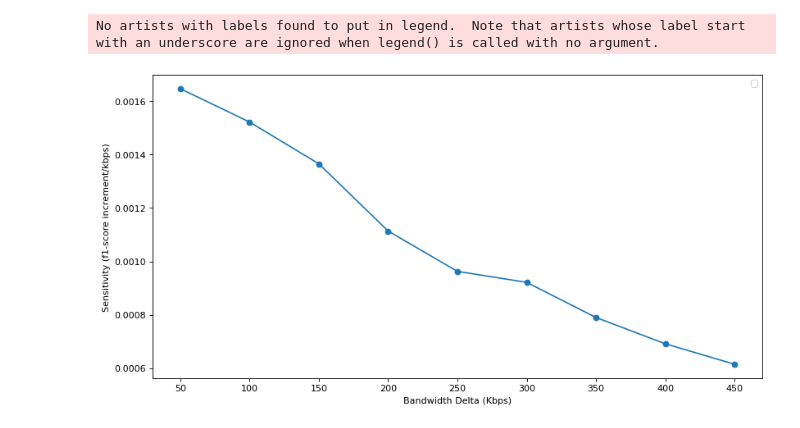
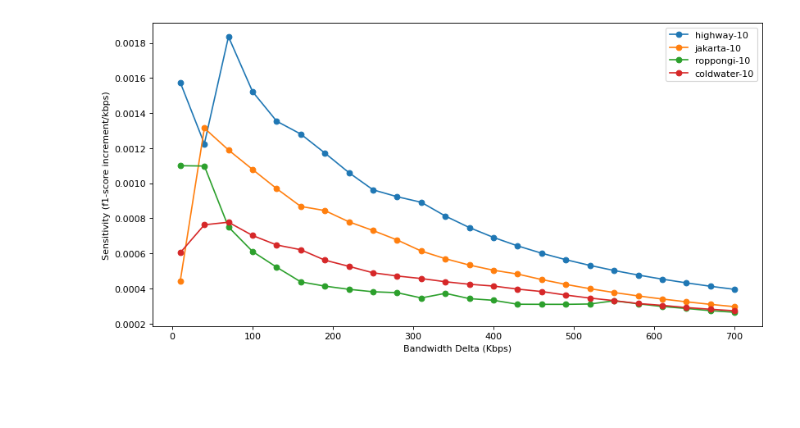
Before and after one commit to zharfanf/dds-zharfanf, a Jupyter notebook: workspace/sensitivityPlotter.ipynb, the cells around one changed output. Saved outputs shown, nothing was run; the diff lists cells and outputs as text; code cells hidden in the pictures; blank space fills up the shorter version.

Commit message:
refactored the sensitivity plotter

```diff
--- a/workspace/sensitivityPlotter.ipynb
+++ b/workspace/sensitivityPlotter.ipynb
@@ -52,7 +168,9 @@ def plot_sensitivity(bandwidth_f1):
 # %%
-profile_rene_adaptive = pd.read_csv("./profile-highway/profile-separated/profile-14.csv")
+profile_highway_adaptive = pd.read_csv("./profile-highway/profile-separated/profile-10.csv")
+profile_jakarta_adaptive = pd.read_csv("./profile-jakarta/profile-separated/profile-10.csv")
+profile_roppongi_adaptive = pd.read_csv("./profile-roppongi/profile-separated/profile-10.csv")
+profile_coldwater_adaptive = pd.read_csv("./profile-coldwater/profile-separated/profile-10.csv")
 # %%
-plot_sensitivity(profile_rene_adaptive)
+test = plot_sensitivity((profile_rene_adaptive, "highway-10"), (profile_jakarta_adaptive, "jakarta-10"), (profile_roppongi_adaptive, "roppongi-10"), (profile_coldwater_adaptive, "coldwater-10"))
 # %% [output]
-No artists with labels found to put in legend.  Note that artists whose label start with an underscore are ignored when legend() is called with no argument.
-[figure, old version]
+[figure, new version]
```
Also changed, not shown: parts of 9 cells of this notebook.
